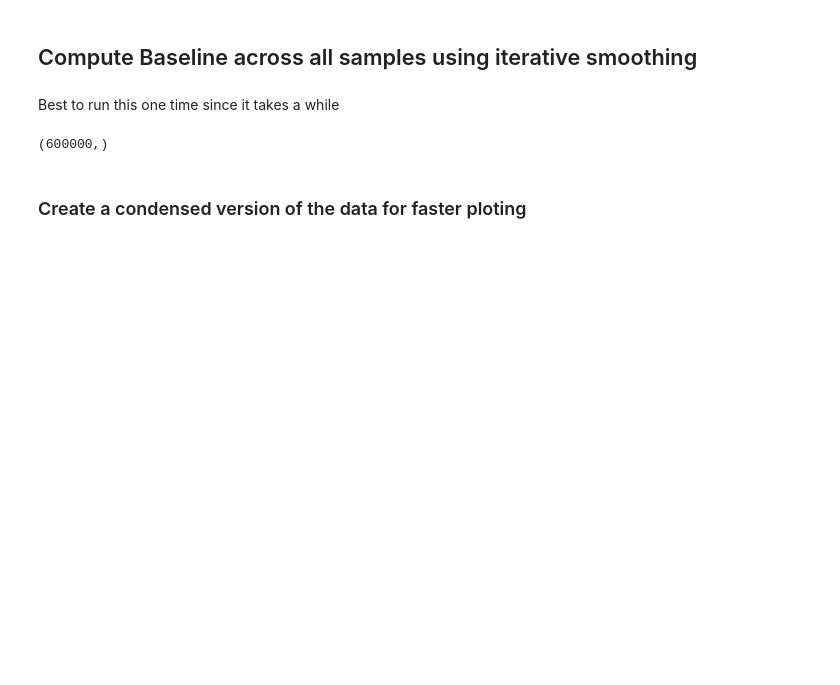
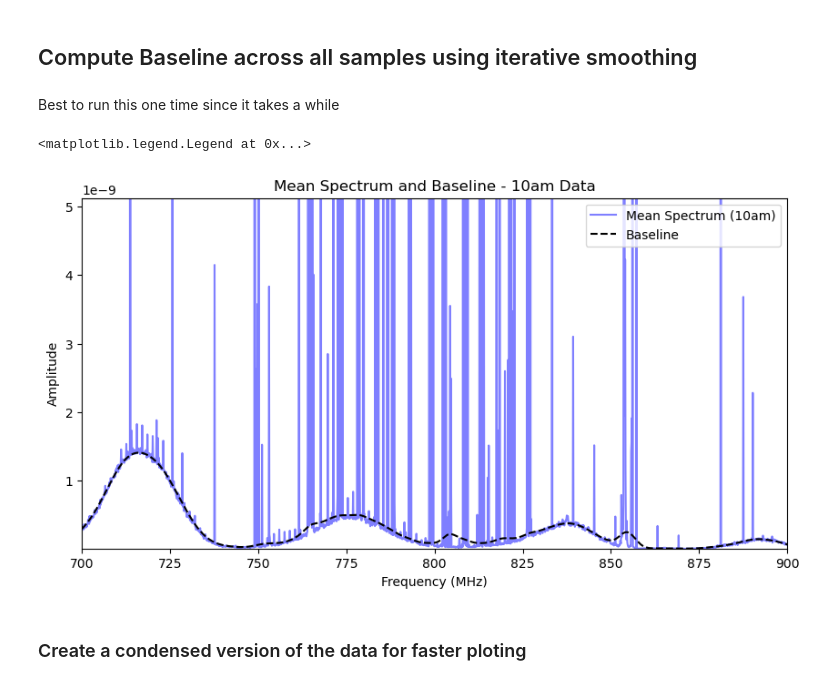
Before and after one commit to DuncanCSt/CHORD_Sensitivity, a Jupyter notebook: notebooks/rfi_analysis.ipynb, the cells around one changed output. Saved outputs shown, nothing was run; the diff lists cells and outputs as text; code cells hidden in the pictures; blank space fills up the shorter version.

```diff
--- a/notebooks/rfi_analysis.ipynb
+++ b/notebooks/rfi_analysis.ipynb
@@ -129,34 +142,57 @@ Best to run this one time since it takes a while
 # %%
 def iterative_baseline(y, bandwith, clip_sigma=3.0, n_iter=10):
 
     y = np.array(y, dtype=float)
     mask = np.isfinite(y)
     kernel = Gaussian1DKernel(stddev=bandwith)
 
     for _ in range(n_iter):
         masked = np.where(mask, y, np.nan)
         baseline = convolve(masked, kernel, boundary='extend',
                             nan_treatment='interpolate', normalize_kernel=True)
         residual = y - baseline
         sigma_std = np.nanstd(residual[mask])
         mask = mask & (residual < clip_sigma * sigma_std)
 
-    return baseline
+    return baseline, sigma_std
 
-y = np.nanmean(data_10am, axis=0)
-baseline = iterative_baseline(y, bandwith=20, clip_sigma=4.0, n_iter=10)
+def spectral_kurtosis(P, baseline, axis=0):
+    """SK per frequency bin (Nita & Gary). P must be power = |X|^2.
+    With time on axis 0, returns one value per frequency bin."""
+    P = np.asarray(P, dtype=float)
+    M = P.shape[axis] - np.sum(np.isnan(P), axis=axis)  # Number of valid samples per frequency bin
+    s1 = np.nansum(P, axis=axis)
+    s2 = np.nansum(P**2, axis=axis)
+    return ((M + 1) / (M - 1)) * (M * s2 / s1**2 - 1)
+
+baseline_10am, sigma_10am = iterative_baseline(np.nanmean(data_10am, axis=0), bandwith=200, clip_sigma=5.0, n_iter=10)
+# baseline_8pm, sigma_8pm = iterative_baseline(np.nanmean(data_8pm, axis=0), bandwith=200, clip_sigma=5.0, n_iter=10)
+kurtosis_10am = spectral_kurtosis(data_10am, baseline_10am)
+# kurtosis_8pm = spectral_kurtosis(data_8pm)
 
 downsample_factor = 10
 
 plt.figure(figsize=(10, 5))
-plt.plot(convert_index_to_frequency(np.arange(len(y)//downsample_factor)), y[0:len(y):downsample_factor], label='Mean Spectrum (10am)', color='blue')
-plt.plot(convert_index_to_frequency(np.arange(len(baseline)//downsample_factor)), baseline[0:len(baseline):downsample_factor], label='Baseline', color='black', linestyle='--')
+plt.plot(
+    np.linspace(chord_min_f, chord_max_f, len(np.nanmean(data_10am, axis=0))//downsample_factor+1),
+    np.nanmean(data_10am, axis=0)[0:len(np.nanmean(data_10am, axis=0)):downsample_factor],
+    label='Mean Spectrum (10am)',
+    color='blue', alpha=0.5
+)
+plt.plot(
+    np.linspace(chord_min_f, chord_max_f, len(baseline_10am)//downsample_factor+1),
+    baseline_10am[0:len(baseline_10am):downsample_factor],
+    label='Baseline', color='black', linestyle='--'
+)
 plt.title("Mean Spectrum and Baseline - 10am Data")
 plt.xlabel("Frequency (MHz)")
 plt.ylabel("Amplitude")
+plt.ylim(min(baseline_10am), np.nanpercentile(baseline_10am, 97))
+plt.xlim(700, 900)
 plt.legend()
 # %% [output]
-(600000,)
+<matplotlib.legend.Legend at 0x...>
+[figure, added]
 # %% [markdown]
 ### Create a condensed version of the data for faster ploting
 # %%
```
Also changed, not shown: parts of 20 cells of this notebook, 1 other file.
